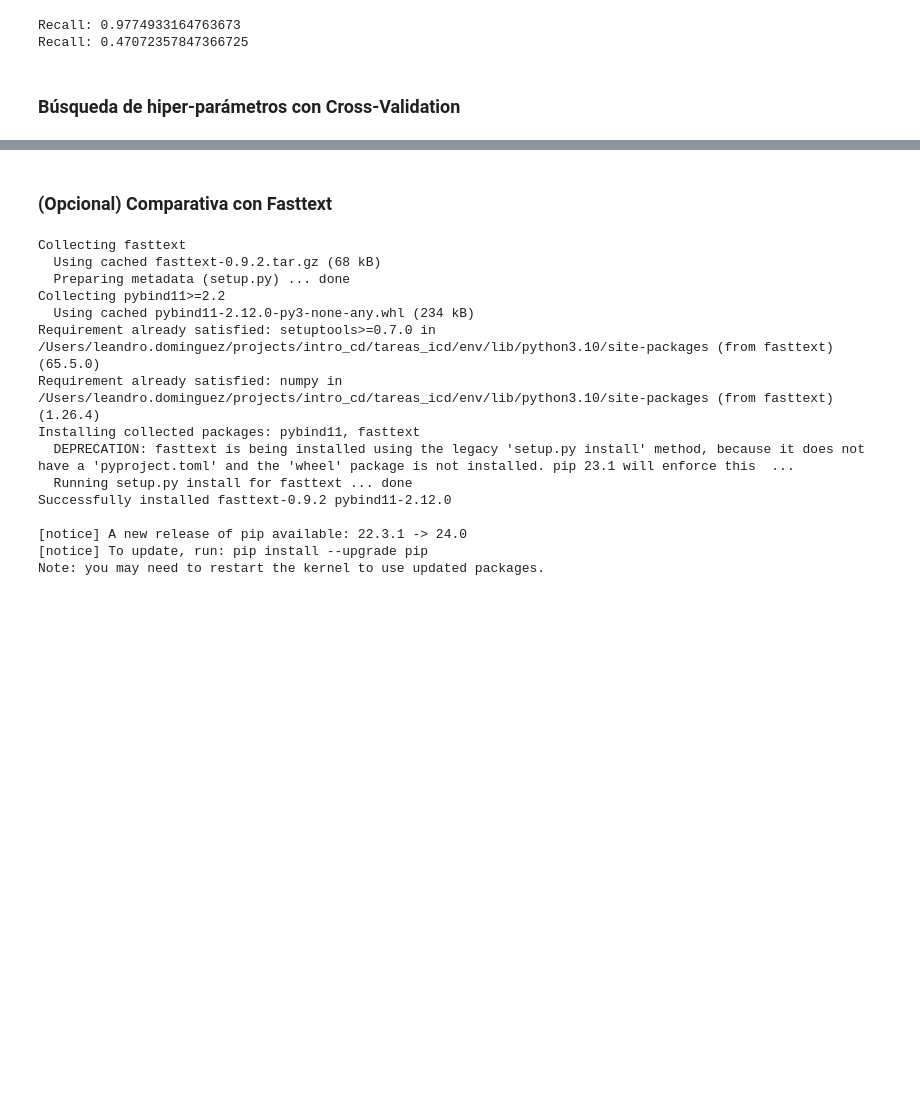
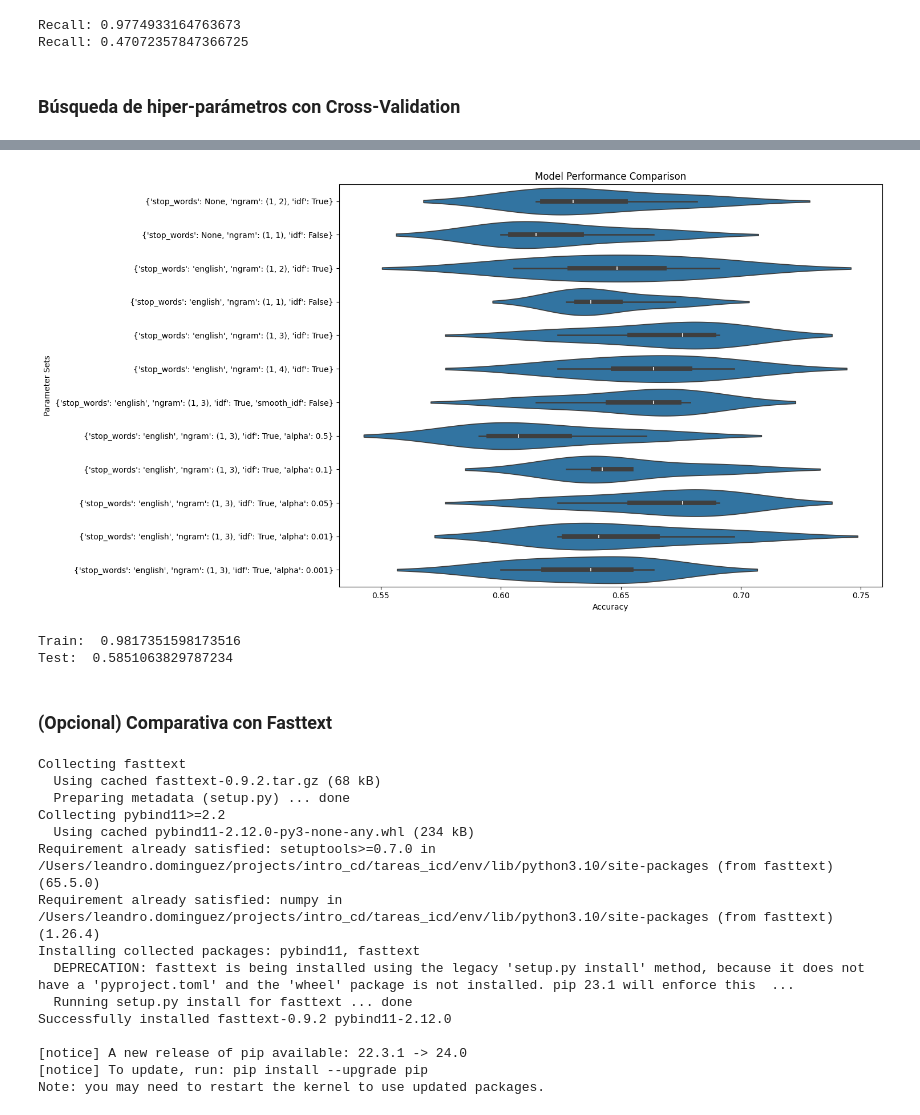
Before and after one commit to leandrodzp/introcd_dominguez_romani, a Jupyter notebook: tarea_2/shakespeare_tarea_2.ipynb, the cells around one changed output, grey strips where cells are left out. Cells and saved outputs as stored; diff of their text form; code cells hidden in the pictures; blank space fills up the shorter version.

Commit message:
add hiper param crossval

```diff
--- a/tarea_2/shakespeare_tarea_2.ipynb
+++ b/tarea_2/shakespeare_tarea_2.ipynb
@@ -535,3 +603,54 @@ for params in param_sets:
+# %%
+import seaborn as sns
+
+data = []
+for result in results:
+    for acc in result['fold_accuracies']:
+        data.append({
+            'params': str(result['params']),
+            'accuracy': acc
+        })
+df = pd.DataFrame(data)
+
+plt.figure(figsize=(15, 8))
+sns.violinplot(y='params', x='accuracy', data=df, inner='box', density_norm='width')
+plt.yticks(rotation=0)
+plt.title('Model Performance Comparison')
+plt.ylabel('Parameter Sets')
+plt.xlabel('Accuracy')
+plt.tight_layout()
+plt.show()
+# %% [output]
+[figure, added]
+# %%
+"""
+Tomamos los mejores parámetros y corremos un training con
+"""
+
+best_params = {'stop_words': 'english', 'ngram': (1, 3), 'idf': True, 'alpha': 0.05}
+count_vect = CountVectorizer(stop_words=best_params["stop_words"], ngram_range=best_params["ngram"])
+tf_idf = TfidfTransformer(use_idf=best_params["idf"])
+
+X_train, X_test, y_train, y_test = train_test_split(X, y, test_size=0.3, stratify=y, random_state=5)
+
+# Entrenamos con Train
+X_train_counts = count_vect.fit_transform(X_train)
+X_train_tf = tf_idf.fit_transform(X_train_counts)
+bayes_clf = MultinomialNB(alpha=params.get("alpha", 0.05)).fit(X_train_tf, y_train)
+y_pred_train = bayes_clf.predict(X_train_tf)
+
+# Transformamos Validation
+X_test_counts = count_vect.transform(X_test)
+X_test_tf = tf_idf.transform(X_test_counts)
+# Predecimos y evaluamos en Validation
+y_pred_test = bayes_clf.predict(X_test_tf)
+acc = get_accuracy(y_test, y_pred_test)
+
+print('Train: ', get_accuracy(y_train, y_pred_train))
+print('Test: ', get_accuracy(y_test, y_pred_test))
+# %% [output]
+Train:  0.9817351598173516
+Test:  0.5851063829787234
 # %% [markdown]
 ### (Opcional) Comparativa con Fasttext
 # %%
```
Also changed, not shown: parts of 6 cells of this notebook.
